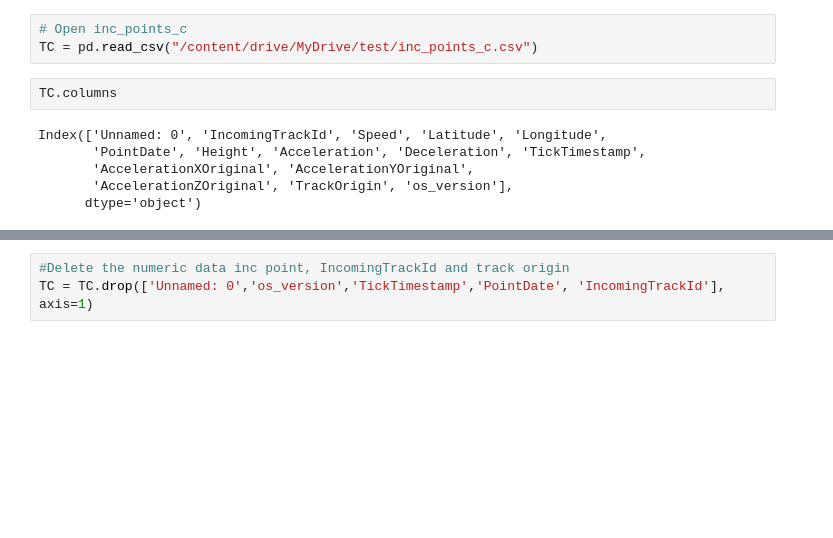
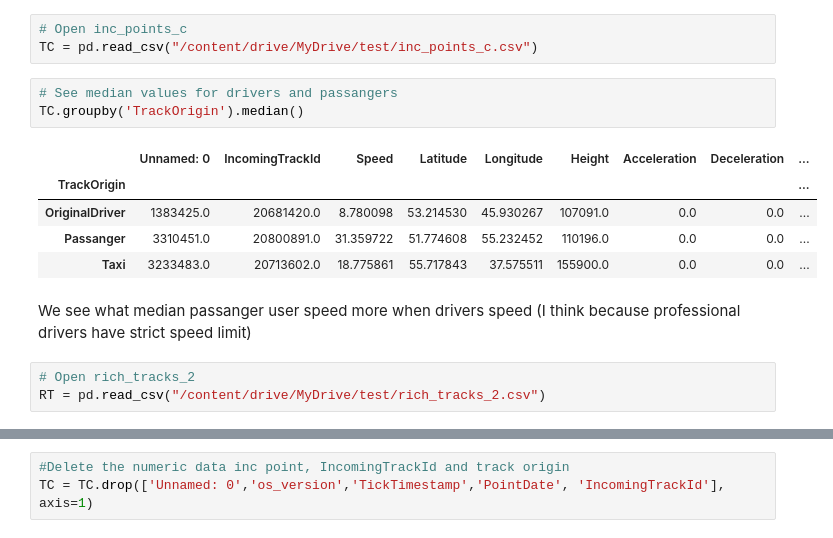
Before and after one commit to Cepera90/test, a Jupyter notebook: test_3.ipynb, the cells around one changed output, grey strips where cells are left out. Cells and saved outputs as stored; diff of their text form; blank space fills up the shorter version.

```diff
--- a/test_3.ipynb
+++ b/test_3.ipynb
@@ -13,11 +13,17 @@ import seaborn as sns
 # %%
 # Open inc_points_c
 TC = pd.read_csv("/content/drive/MyDrive/test/inc_points_c.csv")
-# %%
-TC.columns
-# %% [output]
-Index(['Unnamed: 0', 'IncomingTrackId', 'Speed', 'Latitude', 'Longitude',
-       'PointDate', 'Height', 'Acceleration', 'Deceleration', 'TickTimestamp',
-       'AccelerationXOriginal', 'AccelerationYOriginal',
-       'AccelerationZOriginal', 'TrackOrigin', 'os_version'],
-      dtype='object')
+# %%
+# See median values for drivers and passangers
+TC.groupby('TrackOrigin').median()
+# %% [output]
+|  | Unnamed: 0 | IncomingTrackId | Speed | Latitude | Longitude | Height | Acceleration | Deceleration | ... |
+| TrackOrigin |  |  |  |  |  |  |  |  | ... |
+| OriginalDriver | 1383425.0 | 20681420.0 | 8.780098 | 53.214530 | 45.930267 | 107091.0 | 0.0 | 0.0 | ... |
+| Passanger | 3310451.0 | 20800891.0 | 31.359722 | 51.774608 | 55.232452 | 110196.0 | 0.0 | 0.0 | ... |
+| Taxi | 3233483.0 | 20713602.0 | 18.775861 | 55.717843 | 37.575511 | 155900.0 | 0.0 | 0.0 | ... |
+# %% [markdown]
+We see what median passanger user speed more when drivers speed (I think because professional drivers have strict speed limit)
+# %%
+# Open rich_tracks_2
+RT = pd.read_csv("/content/drive/MyDrive/test/rich_tracks_2.csv")
```
Also changed, not shown: parts of 4 cells of this notebook.
